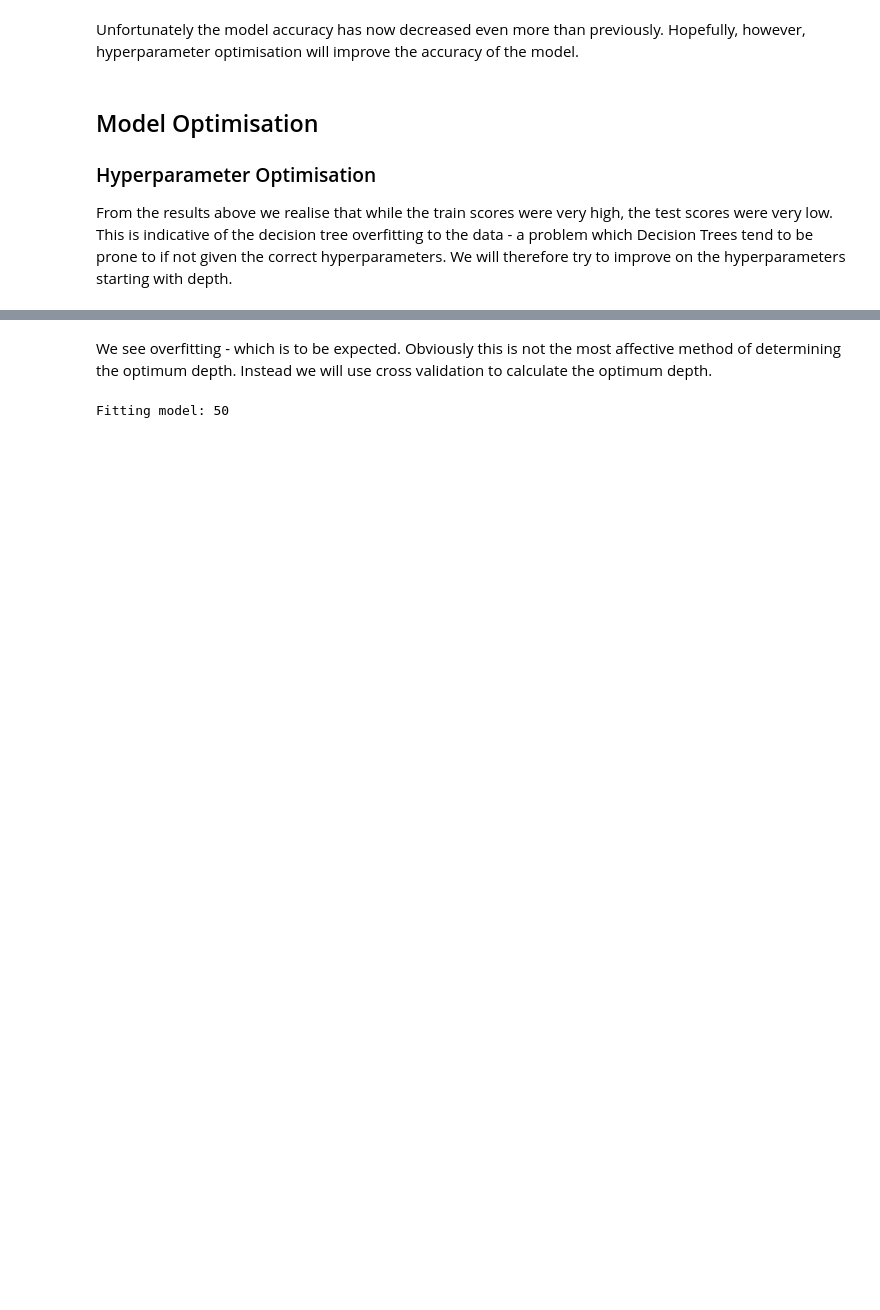
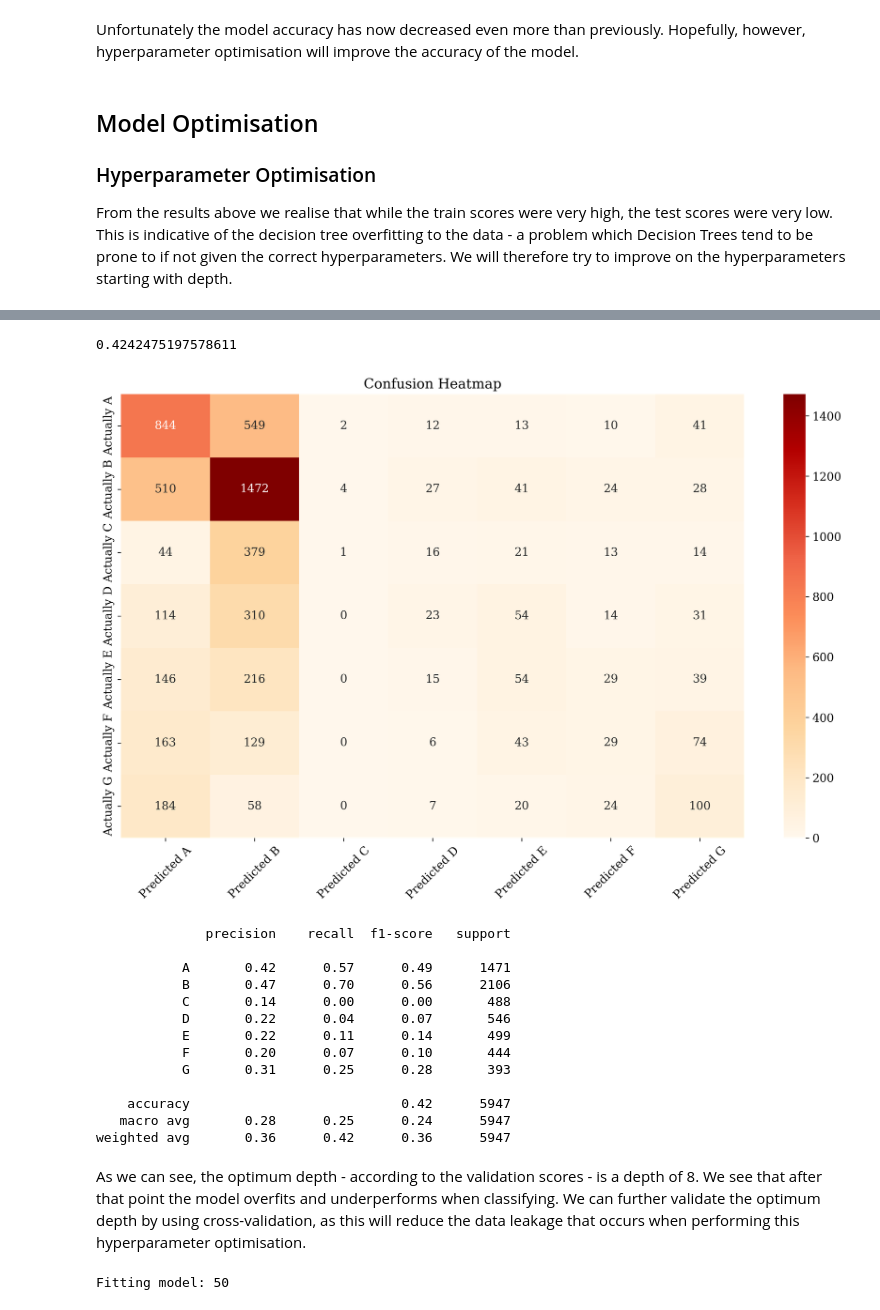
Before and after one commit to EdwinJaico-Berg/Capstone-Project, a Jupyter notebook: 3.3. Decision Tree.ipynb, the cells around one changed output, grey strips where cells are left out. Saved outputs shown, nothing was run; the diff lists cells and outputs as text; code cells hidden in the pictures; blank space fills up the shorter version.

```diff
--- a/3.3. Decision Tree.ipynb
+++ b/3.3. Decision Tree.ipynb
@@ -160,4 +165,28 @@ The depth with the highest validation accuracy is: 12
+# %%
+DT_model = DecisionTreeClassifier(max_depth=8)
+DT_model.fit(X_train, y_train)
+
+DT_model.score(X_test, y_test)
+# %% [output]
+0.4242475197578611
+# %%
+model_utils.PlotConfusionMatrix(DT_model, X_test, y_test)
+# %% [output]
+[figure, added]
+              precision    recall  f1-score   support
+
+           A       0.42      0.57      0.49      1471
+           B       0.47      0.70      0.56      2106
+           C       0.14      0.00      0.00       488
+           D       0.22      0.04      0.07       546
+           E       0.22      0.11      0.14       499
+           F       0.20      0.07      0.10       444
+           G       0.31      0.25      0.28       393
+
+    accuracy                           0.42      5947
+   macro avg       0.28      0.25      0.24      5947
+weighted avg       0.36      0.42      0.36      5947
 # %% [markdown]
-We see overfitting - which is to be expected. Obviously this is not the most affective method of determining the optimum depth. Instead we will use cross validation to calculate the optimum depth.
+As we can see, the optimum depth - according to the validation scores - is a depth of 8. We see that after that point the model overfits and underperforms when classifying. We can further validate the optimum depth by using cross-validation, as this will reduce the data leakage that occurs when performing this hyperparameter optimisation.
 # %%
 from sklearn.model_selection import cross_val_score
```
Also changed, not shown: parts of 18 cells of this notebook.
